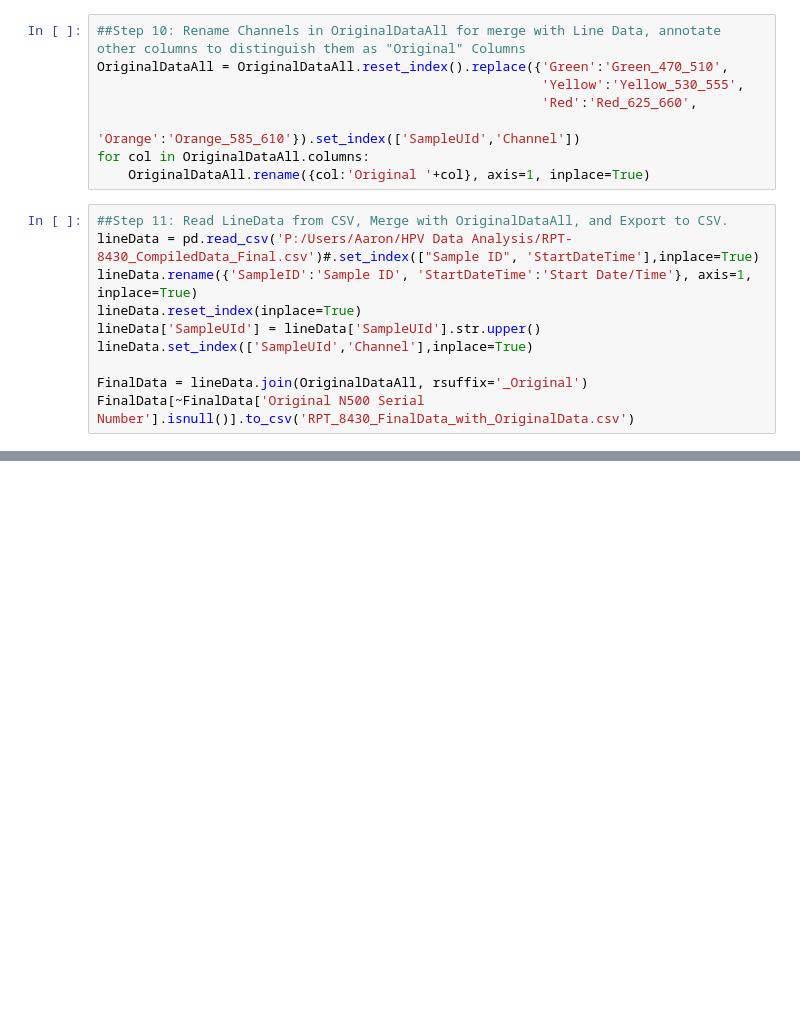
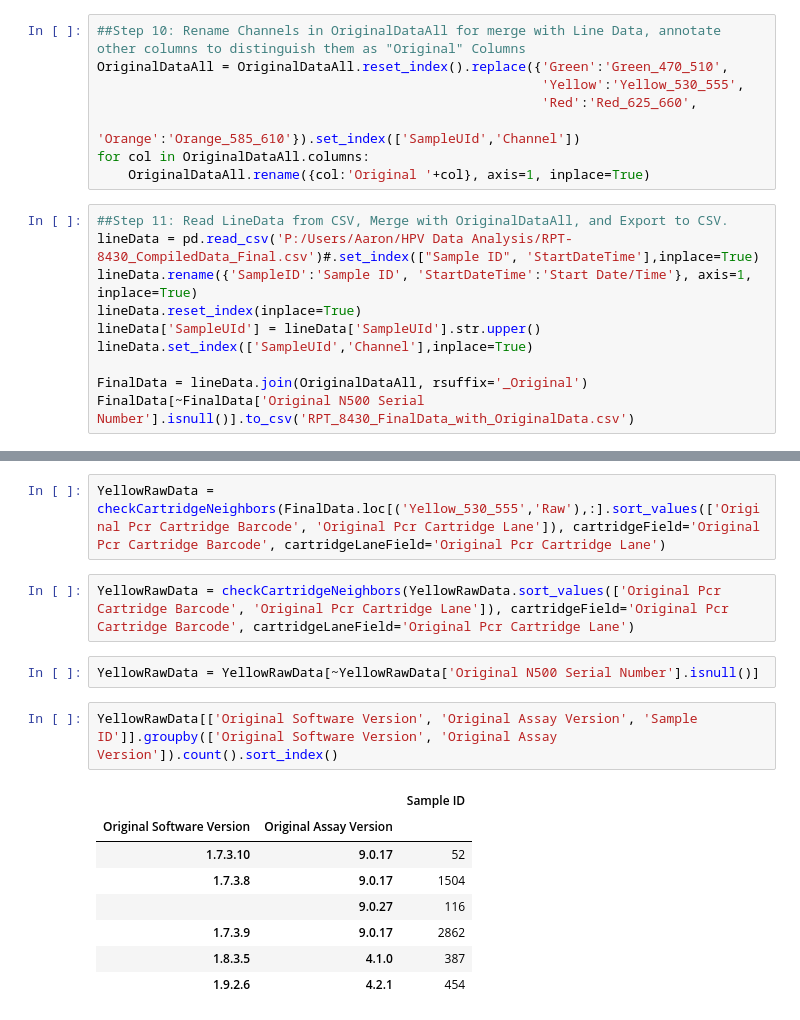
Before and after one commit to AaronRipleyQiagen/NMDX-Data-Analysis, a Jupyter notebook: RPT-8430_NeuMoDx _HPV_Assay_Technical_Evaluation_of_Fixed_Baseline_&_Spurious_Amplification_Frequency/Original_Final_Data_Merger.ipynb, the cells around one changed output, grey strips where cells are left out. Drawn from its saved outputs; the diff is of its cells as text; blank space fills up the shorter version.

```diff
--- a/RPT-8430_NeuMoDx _HPV_Assay_Technical_Evaluation_of_Fixed_Baseline_&_Spurious_Amplification_Frequency/Original_Final_Data_Merger.ipynb
+++ b/RPT-8430_NeuMoDx _HPV_Assay_Technical_Evaluation_of_Fixed_Baseline_&_Spurious_Amplification_Frequency/Original_Final_Data_Merger.ipynb
@@ -165,0 +249,17 @@ FinalData[~FinalData['Original N500 Serial Number'].isnull()].to_csv('RPT_8430_F
+# %%
+YellowRawData = checkCartridgeNeighbors(FinalData.loc[('Yellow_530_555','Raw'),:].sort_values(['Original Pcr Cartridge Barcode', 'Original Pcr Cartridge Lane']), cartridgeField='Original Pcr Cartridge Barcode', cartridgeLaneField='Original Pcr Cartridge Lane')
+# %%
+YellowRawData = checkCartridgeNeighbors(YellowRawData.sort_values(['Original Pcr Cartridge Barcode', 'Original Pcr Cartridge Lane']), cartridgeField='Original Pcr Cartridge Barcode', cartridgeLaneField='Original Pcr Cartridge Lane')
+# %%
+YellowRawData = YellowRawData[~YellowRawData['Original N500 Serial Number'].isnull()]
+# %%
+YellowRawData[['Original Software Version', 'Original Assay Version', 'Sample ID']].groupby(['Original Software Version', 'Original Assay Version']).count().sort_index()
+# %% [output]
+|  |  | Sample ID |
+| Original Software Version | Original Assay Version |  |
+| 1.7.3.10 | 9.0.17 | 52 |
+| 1.7.3.8 | 9.0.17 | 1504 |
+|  | 9.0.27 | 116 |
+| 1.7.3.9 | 9.0.17 | 2862 |
+| 1.8.3.5 | 4.1.0 | 387 |
+| 1.9.2.6 | 4.2.1 | 454 |
```
Also changed, not shown: parts of 10 cells of this notebook.
